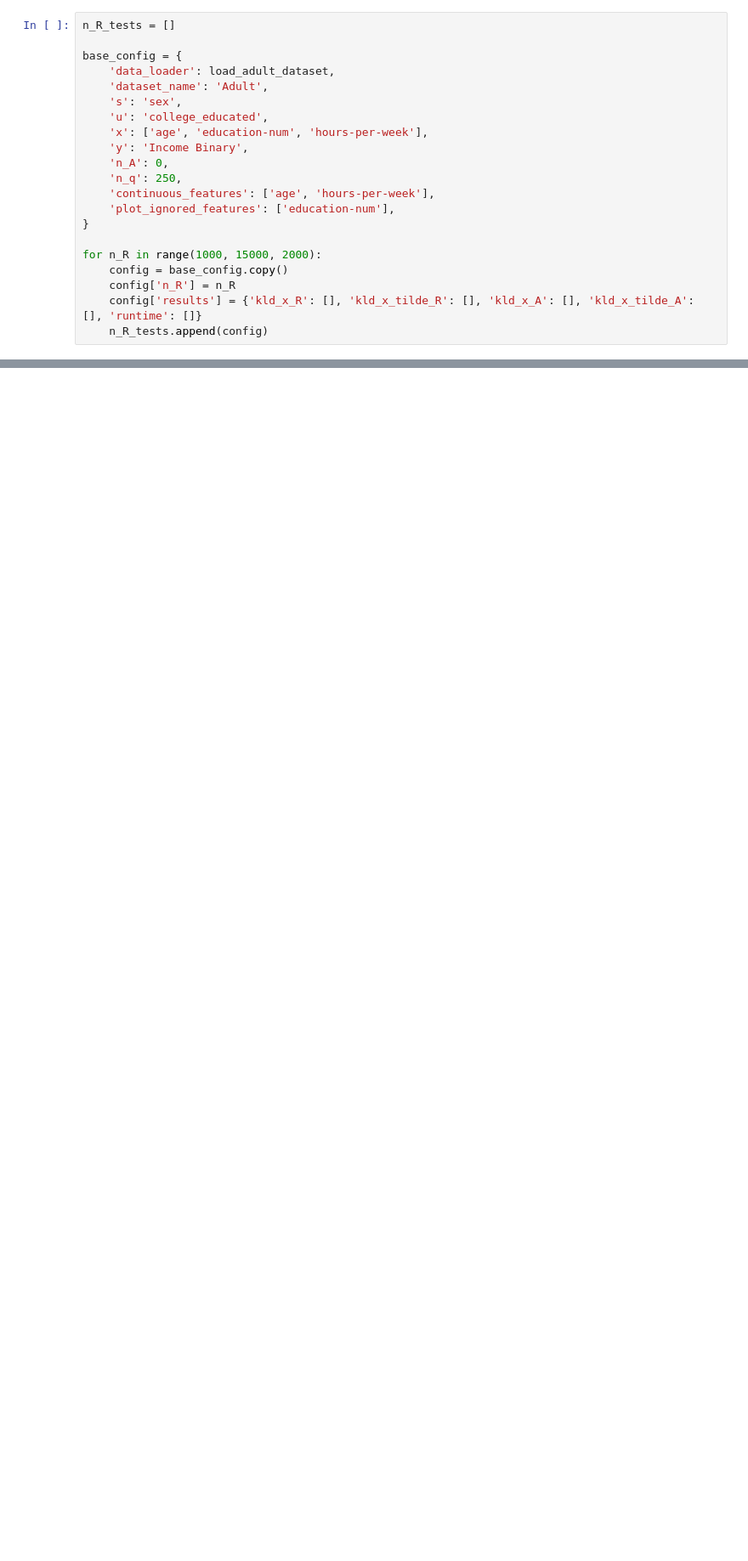
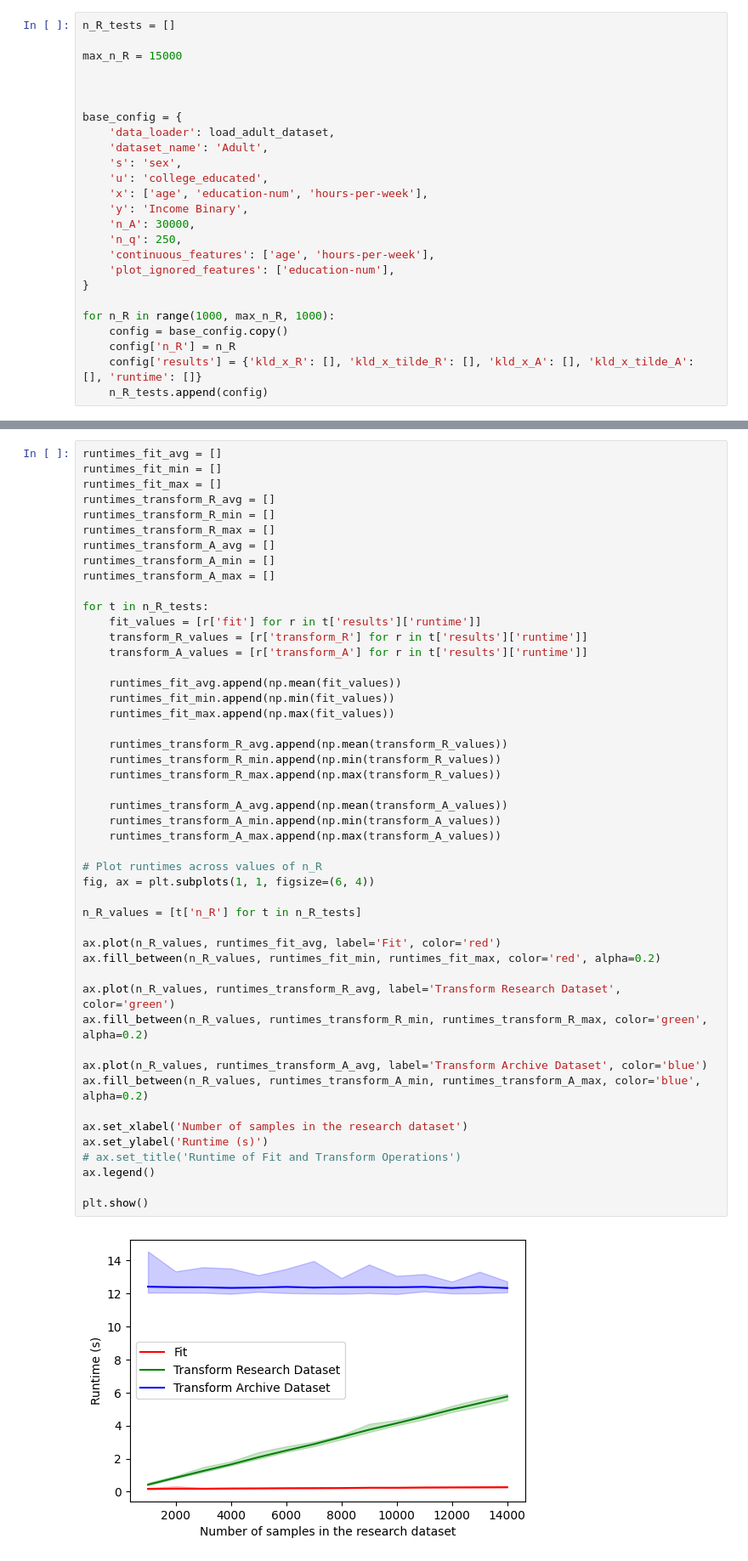
Before and after one commit to Langbridge/AIF360, a Jupyter notebook: examples/demo_distributional_repair.ipynb, the cells around one changed output, grey strips where cells are left out. Shown: that part at 85% size. Drawn from its saved outputs; the diff is of its cells as text; blank space fills up the shorter version.

```diff
--- a/examples/demo_distributional_repair.ipynb
+++ b/examples/demo_distributional_repair.ipynb
@@ -337,5 +399,9 @@ plt.tight_layout(rect=[0, 0, 1, 0.95])
 # %%
 n_R_tests = []
+
+max_n_R = 15000
+
+
 
 base_config = {
     'data_loader': load_adult_dataset,
@@ -344,13 +410,13 @@ base_config = {
     'u': 'college_educated',
     'x': ['age', 'education-num', 'hours-per-week'],
     'y': 'Income Binary',
-    'n_A': 0,
+    'n_A': 30000,
     'n_q': 250,
     'continuous_features': ['age', 'hours-per-week'],
     'plot_ignored_features': ['education-num'],
 }
 
-for n_R in range(1000, 15000, 2000):
+for n_R in range(1000, max_n_R, 1000):
     config = base_config.copy()
     config['n_R'] = n_R
     config['results'] = {'kld_x_R': [], 'kld_x_tilde_R': [], 'kld_x_A': [], 'kld_x_tilde_A': [], 'runtime': []}
@@ -357,0 +477,50 @@ for n_R in range(1000, 15000, 2000):
+# %%
+runtimes_fit_avg = []
+runtimes_fit_min = []
+runtimes_fit_max = []
+runtimes_transform_R_avg = []
+runtimes_transform_R_min = []
+runtimes_transform_R_max = []
+runtimes_transform_A_avg = []
+runtimes_transform_A_min = []
+runtimes_transform_A_max = []
+
+for t in n_R_tests:
+    fit_values = [r['fit'] for r in t['results']['runtime']]
+    transform_R_values = [r['transform_R'] for r in t['results']['runtime']]
+    transform_A_values = [r['transform_A'] for r in t['results']['runtime']]
+
+    runtimes_fit_avg.append(np.mean(fit_values))
+    runtimes_fit_min.append(np.min(fit_values))
+    runtimes_fit_max.append(np.max(fit_values))
+
+    runtimes_transform_R_avg.append(np.mean(transform_R_values))
+    runtimes_transform_R_min.append(np.min(transform_R_values))
+    runtimes_transform_R_max.append(np.max(transform_R_values))
+
+    runtimes_transform_A_avg.append(np.mean(transform_A_values))
+    runtimes_transform_A_min.append(np.min(transform_A_values))
+    runtimes_transform_A_max.append(np.max(transform_A_values))
+
+# Plot runtimes across values of n_R
+fig, ax = plt.subplots(1, 1, figsize=(6, 4))
+
+n_R_values = [t['n_R'] for t in n_R_tests]
+
+ax.plot(n_R_values, runtimes_fit_avg, label='Fit', color='red')
+ax.fill_between(n_R_values, runtimes_fit_min, runtimes_fit_max, color='red', alpha=0.2)
+
+ax.plot(n_R_values, runtimes_transform_R_avg, label='Transform Research Dataset', color='green')
+ax.fill_between(n_R_values, runtimes_transform_R_min, runtimes_transform_R_max, color='green', alpha=0.2)
+
+ax.plot(n_R_values, runtimes_transform_A_avg, label='Transform Archive Dataset', color='blue')
+ax.fill_between(n_R_values, runtimes_transform_A_min, runtimes_transform_A_max, color='blue', alpha=0.2)
+
+ax.set_xlabel('Number of samples in the research dataset')
+ax.set_ylabel('Runtime (s)')
+# ax.set_title('Runtime of Fit and Transform Operations')
+ax.legend()
+
+plt.show()
+# %% [output]
+[figure, added]
```
Also changed, not shown: parts of 28 cells of this notebook, 4 other files.
